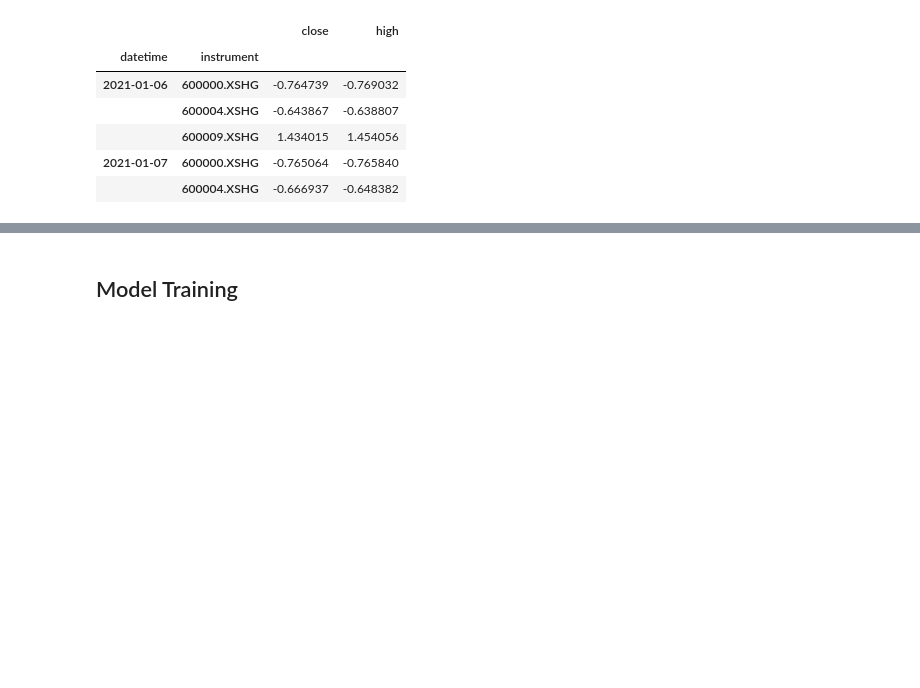
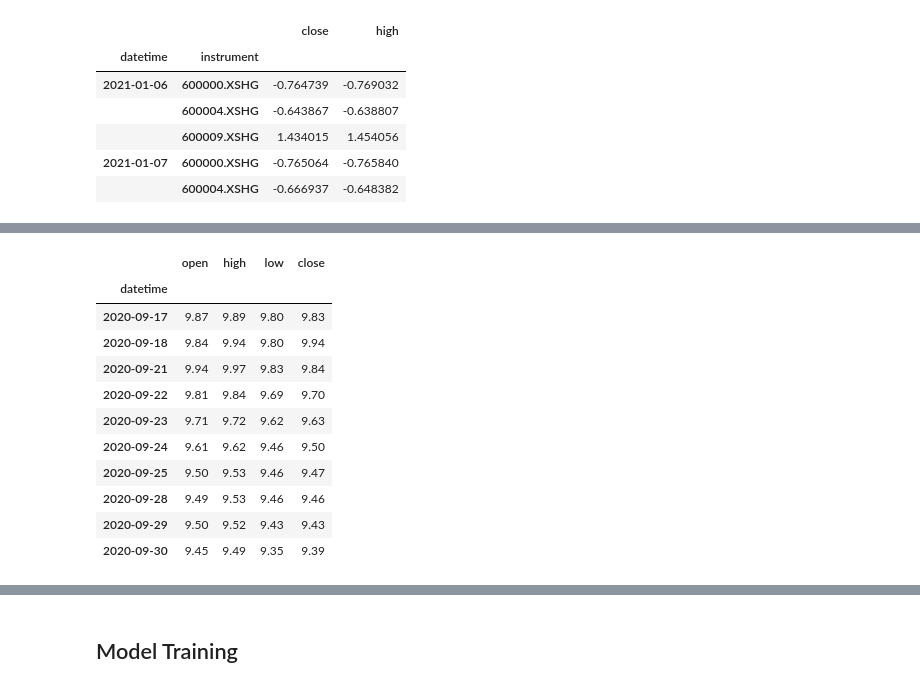
Before and after one commit to ppoak/dataforge_back, a Jupyter notebook: notebooks/qlib-explorer.ipynb, the cells around one changed output, grey strips where cells are left out. Drawn from its saved outputs; the diff is of its cells as text; code cells hidden in the pictures; blank space fills up the shorter version.

Commit message:
UPD: Exploring Qlib more

```diff
--- a/notebooks/qlib-explorer.ipynb
+++ b/notebooks/qlib-explorer.ipynb
@@ -391,0 +381,30 @@ ds.prepare('test').head()
+# %%
+from qlib.data.dataset import TSDatasetH
+from qlib.data.dataset.loader import QlibDataLoader
+from qlib.data.dataset.handler import DataHandlerLP
+from qlib.data.dataset.processor import CSZScoreNorm
+
+dl = QlibDataLoader(
+    config = [
+        ("$open", "$high", "$low", "$close"),
+        ("open", "high", "low", "close"),
+    ]
+)
+dh = DataHandlerLP(
+    instruments = "000016.XSHG",
+    start_time = "20200101",
+    end_time = "20220801",
+    process_type = "independent",
+    # infer_processors = [CSZScoreNorm()],
+    data_loader = dl
+)
+ds = TSDatasetH(
+    step_len = 10,
+    segments = {
+        "train": ("20200101", "20220101"),
+        "valid": ("20220104", "20220601"),
+        "test": ("20220602", "20220801"),
+    },
+    handler = dh,
+)
+train_sampler = ds.prepare('train')
@@ -391,0 +419,17 @@ ds.prepare('test').head()
+# %%
+import pandas as pd
+
+dl.load(instruments=['600000.XSHG'], start_time='20200917', end_time='20201001').droplevel(1)
+# %% [output]
+|  | open | high | low | close |
+| datetime |  |  |  |  |
+| 2020-09-17 | 9.87 | 9.89 | 9.80 | 9.83 |
+| 2020-09-18 | 9.84 | 9.94 | 9.80 | 9.94 |
+| 2020-09-21 | 9.94 | 9.97 | 9.83 | 9.84 |
+| 2020-09-22 | 9.81 | 9.84 | 9.69 | 9.70 |
+| 2020-09-23 | 9.71 | 9.72 | 9.62 | 9.63 |
+| 2020-09-24 | 9.61 | 9.62 | 9.46 | 9.50 |
+| 2020-09-25 | 9.50 | 9.53 | 9.46 | 9.47 |
+| 2020-09-28 | 9.49 | 9.53 | 9.46 | 9.46 |
+| 2020-09-29 | 9.50 | 9.52 | 9.43 | 9.43 |
+| 2020-09-30 | 9.45 | 9.49 | 9.35 | 9.39 |
```
Also changed, not shown: parts of 12 cells of this notebook, 1 other file.
